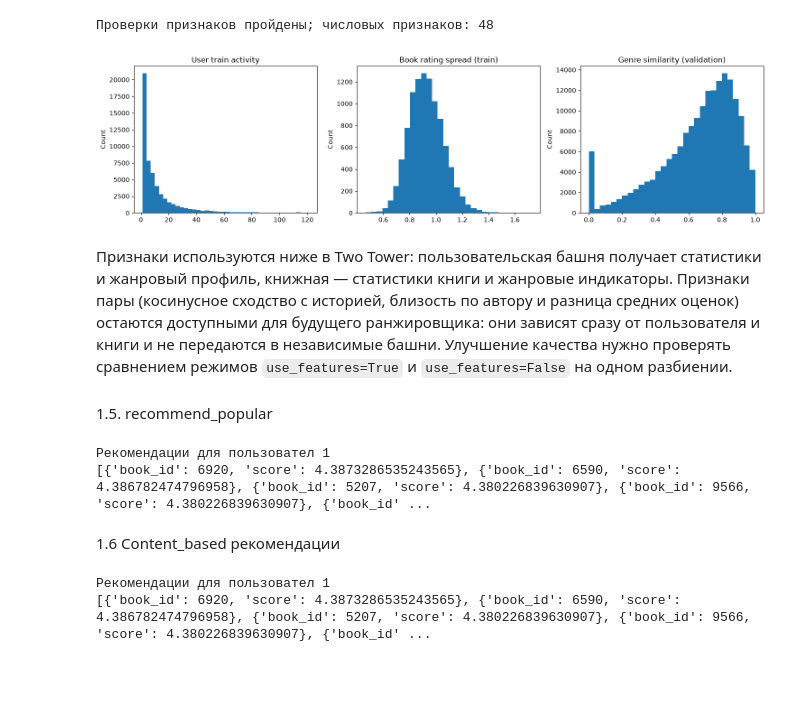
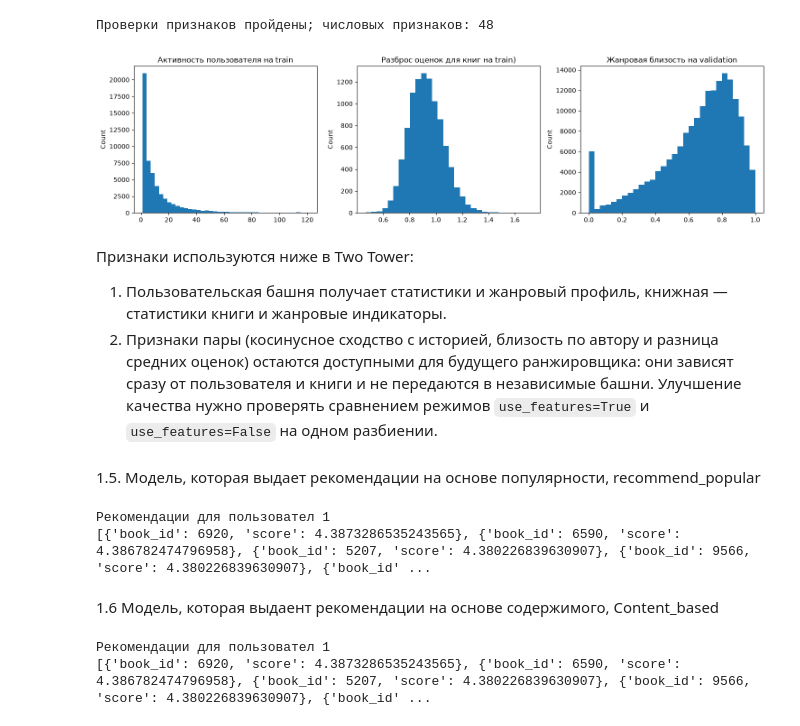
Before and after one commit to Bersserker/hybrid-neural-book-recommender, a Jupyter notebook: notebooks/prototype.ipynb, the cells around one changed output. Drawn from its saved outputs; the diff is of its cells as text; code cells hidden in the pictures; blank space fills up the shorter version.

```diff
--- a/notebooks/prototype.ipynb
+++ b/notebooks/prototype.ipynb
@@ -55,0 +66,34 @@ df_to_read: (912705, 2)
+# %%
+import matplotlib.pyplot as plt
+
+# EDA исходных взаимодействий до очистки и разбиения.
+rating_counts = df_ratings["rating"].dropna().value_counts().sort_index()
+book_rating_counts = df_ratings.groupby("book_id").size()
+
+fig, axes = plt.subplots(1, 2, figsize=(14, 4))
+rating_counts.plot.bar(ax=axes[0], color="steelblue", rot=0)
+axes[0].set_title("Распределение исходных оценок")
+axes[0].set_xlabel("Оценка")
+axes[0].set_ylabel("Число взаимодействий")
+for position, count in enumerate(rating_counts):
+    axes[0].text(position, count, f"{count:,}", ha="center", va="bottom")
+axes[0].margins(y=0.15)
+
+book_rating_counts.plot.hist(bins=40, ax=axes[1], color="darkorange")
+axes[1].set_title("Популярность книг по числу оценок")
+axes[1].set_xlabel("Число оценок книги в ratings.csv")
+axes[1].set_ylabel("Число книг")
+for ax in axes:
+    ax.grid(axis="y", alpha=0.3)
+    ax.set_axisbelow(True)
+fig.tight_layout()
+plt.show()
+
+print(f"Средняя исходная оценка: {df_ratings['rating'].mean():.2f}")
+print(f"Доля оценок 4–5: {df_ratings['rating'].ge(4).mean():.1%}")
+print(
+    "Число оценок на книгу: "
+    f"min={book_rating_counts.min()}, "
+    f"медиана={book_rating_counts.median():.0f}, "
+    f"max={book_rating_counts.max()}"
+)
@@ -84,7 +133,7 @@ import numpy as np
 def train_test_val_per_user(df, train_size=0.6, val_size=0.2, test_size=0.2,
                             min_ratings=3, random_state=42):
     """
-    Сплит, при котором КАЖДЫЙ пользователь присутствует во всех трёх выборках.
+    Сплит, при котором каждый пользователь присутствует во всех трёх выборках.
     У каждого пользователя оставляем минимум 1 оценку в train.
     Пользователи с < min_ratings оценками — целиком в train.
     """
@@ -584,25 +634,26 @@ print("Проверки признаков пройдены; числовых п
 # %%
 import matplotlib.pyplot as plt
 
 fig, axes = plt.subplots(1, 3, figsize=(15, 4))
-user_features["user_ratings_count"].plot.hist(bins=40, ax=axes[0], title="User train activity")
-book_features["book_rating_std"].plot.hist(bins=30, ax=axes[1], title="Book rating spread (train)")
-val_features["history_genre_cosine"].plot.hist(bins=30, ax=axes[2], title="Genre similarity (validation)")
+user_features["user_ratings_count"].plot.hist(bins=40, ax=axes[0], title="Активность пользователя на train")
+book_features["book_rating_std"].plot.hist(bins=30, ax=axes[1], title="Разброс оценок для книг на train)")
+val_features["history_genre_cosine"].plot.hist(bins=30, ax=axes[2], title="Жанровая близость на validation")
 for ax in axes:
     ax.set_ylabel("Count")
 fig.tight_layout()
 plt.show()
 # %% [output]
-[figure, old version]
+[figure, new version]
 # %% [markdown]
-Признаки используются ниже в Two Tower: пользовательская башня получает статистики
-и жанровый профиль, книжная — статистики книги и жанровые индикаторы. Признаки пары
-(косинусное сходство с историей, близость по автору и разница средних оценок)
+Признаки используются ниже в Two Tower:
+1. Пользовательская башня получает статистики
+и жанровый профиль, книжная — статистики книги и жанровые индикаторы.
+2. Признаки пары (косинусное сходство с историей, близость по автору и разница средних оценок)
 остаются доступными для будущего ранжировщика: они зависят сразу от пользователя
 и книги и не передаются в независимые башни. Улучшение качества нужно проверять
 сравнением режимов `use_features=True` и `use_features=False` на одном разбиении.
 # %% [markdown]
-1.5. recommend_popular
+1.5. Модель, которая выдает рекомендации на основе популярности, recommend_popular
 # %%
 class recommend_popular_recomemder:
     def __init__(self, train_df, ):
@@ -657,6 +708,6 @@ print(popularity_model.recommend(test_user,10))
 Рекомендации для пользовател 1
 [{'book_id': 6920, 'score': 4.3873286535243565}, {'book_id': 6590, 'score': 4.386782474796958}, {'book_id': 5207, 'score': 4.380226839630907}, {'book_id': 9566, 'score': 4.380226839630907}, {'book_id' ...
 # %% [markdown]
-1.6 Content_based рекомендации
+1.6 Модель, которая выдаент рекомендации на основе содержимого, Content_based
 # %%
 from scipy.sparse import csr_matrix
```
Also changed, not shown: parts of 53 cells of this notebook, 9 other files.
